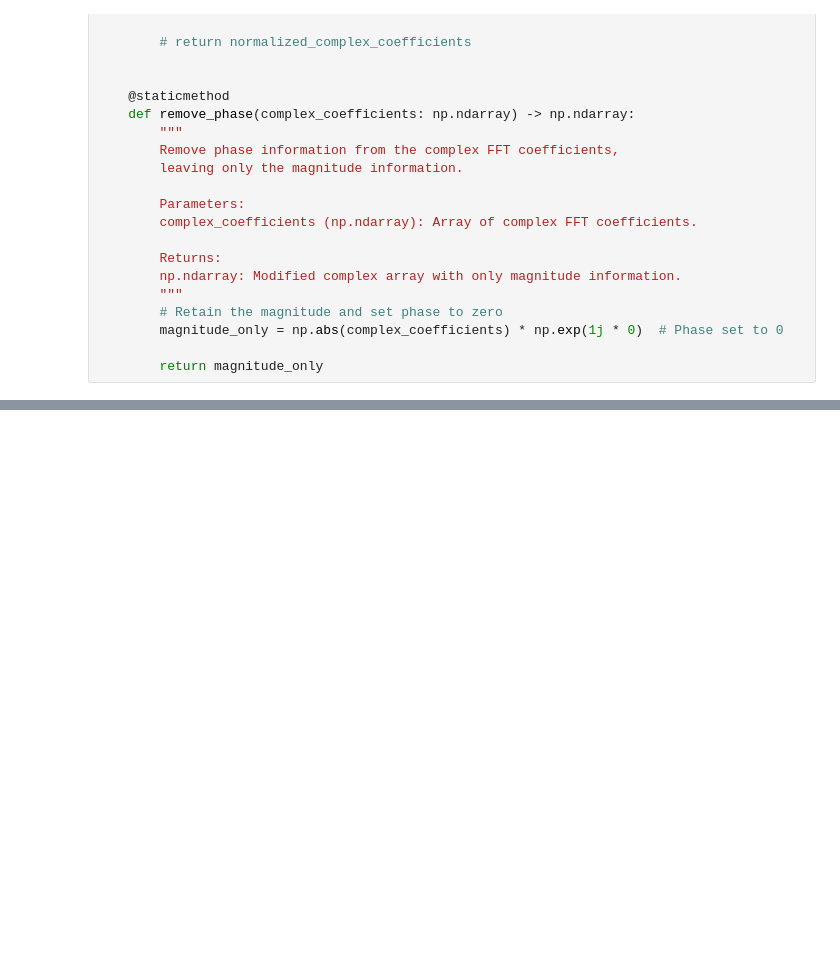
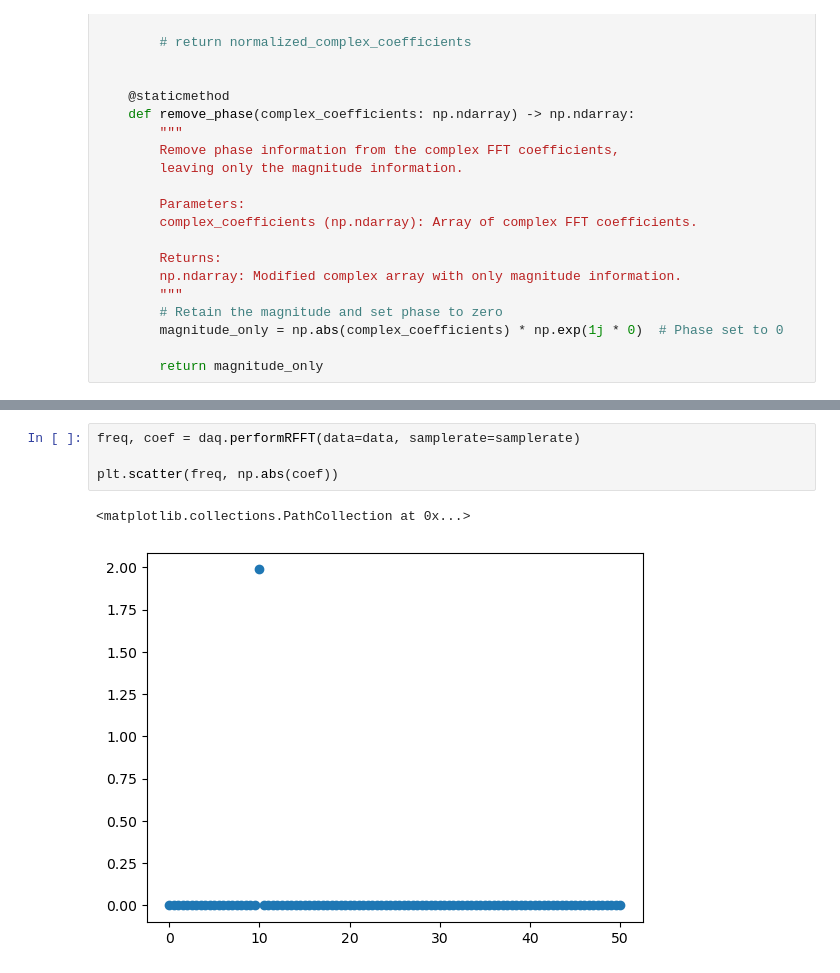
Before and after one commit to TapWhite/PE1, a Jupyter notebook: PE_sessions/PE_session_3/Sessie_3.ipynb, the cells around one changed output, grey strips where cells are left out. Drawn from its saved outputs; the diff is of its cells as text; blank space fills up the shorter version.

```diff
--- a/PE_sessions/PE_session_3/Sessie_3.ipynb
+++ b/PE_sessions/PE_session_3/Sessie_3.ipynb
@@ -308,0 +322,7 @@ daq._addInputChannels(task=dx.Task(), channels='AI0')
+# %%
+freq, coef = daq.performRFFT(data=data, samplerate=samplerate)
+
+plt.scatter(freq, np.abs(coef))
+# %% [output]
+<matplotlib.collections.PathCollection at 0x...>
+[figure, added]
```
Also changed, not shown: parts of 3 cells of this notebook, 1 other file.
